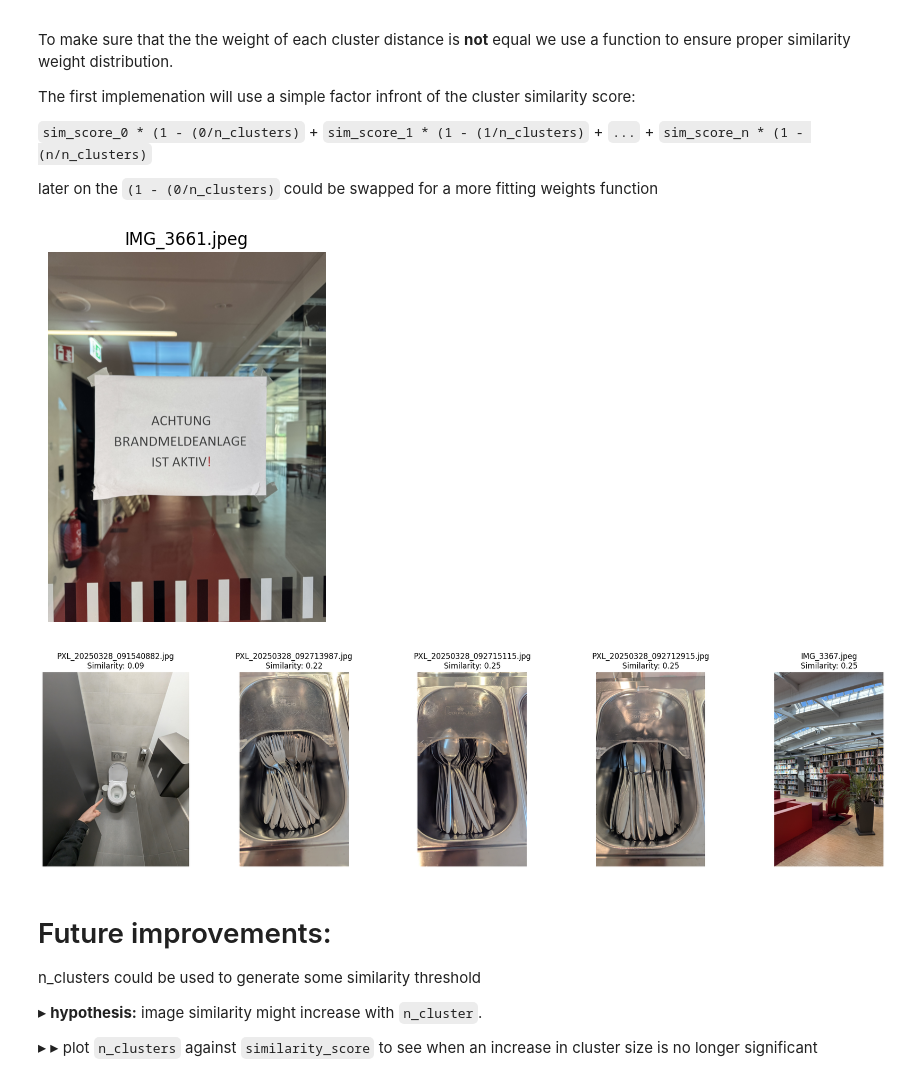
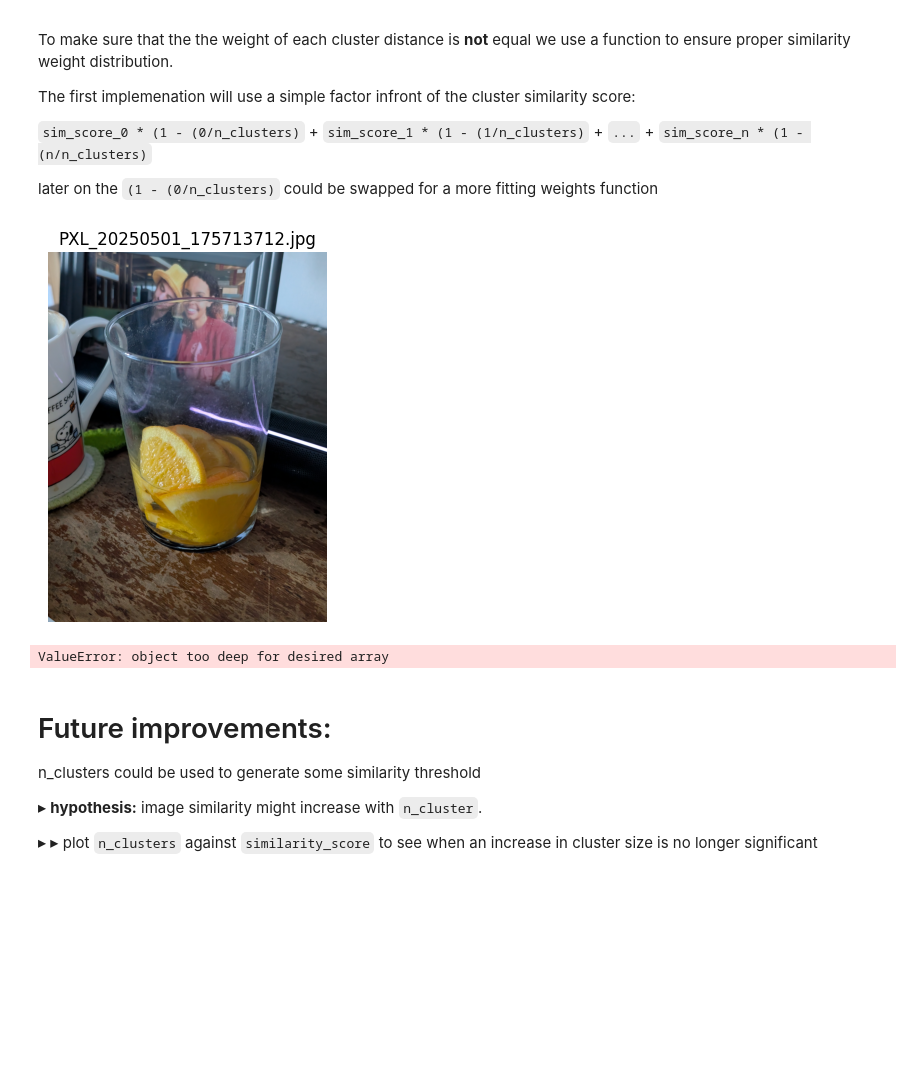
Before and after one commit to a-rabanus/big_data_analysis_course_2025, a Jupyter notebook: image_classifier.ipynb, the cells around one changed output. Cells and saved outputs as stored; diff of their text form; code cells hidden in the pictures; blank space fills up the shorter version.

```diff
--- a/image_classifier.ipynb
+++ b/image_classifier.ipynb
@@ -56,7 +56,7 @@ import random
 from sklearn.cluster import KMeans
 from sklearn.metrics.pairwise import euclidean_distances, cosine_similarity
 # %%
-N_CLUSTERS = 3
+N_CLUSTERS = 5
 DIR = r"C:\Users\anton\OneDrive\Documents\HSD\sem4\DAISY_2025_images_for_bigdata"
 # %% [markdown]
 ### Loading Images with OpenCV and displaying them
@@ -352,7 +359,7 @@ def weights_function(similarity_scores, n_clusters=N_CLUSTERS):
     return result
 
 def compare_two_images(img_1, img_2):
-    similarity_scores = euk_dis(img_1, img_2)
+    similarity_scores = wasserstein_distance(img_1, img_2)
     similarity = weights_function(similarity_scores)
     return similarity
 
@@ -405,15 +412,15 @@ def show_similar_images(images, list_of_images_to_show):
     plt.tight_layout()
     plt.show()
 # %%
-testing_id = random.randint(0, len(images) - 1)
+testing_id = -1#random.randint(0, len(images) - 1)
 
 display_image(images, testing_id)
 similar_images = find_similarities(all_dominant_colors_normalized, testing_id)
 
 show_similar_images(images, similar_images)
 # %% [output]
-[figure, old version]
+[figure, new version]
-[figure, removed]
+ValueError: object too deep for desired array
 # %% [markdown]
 # Future improvements:
 
```
Also changed, not shown: parts of 2 cells of this notebook, 2 other files.
